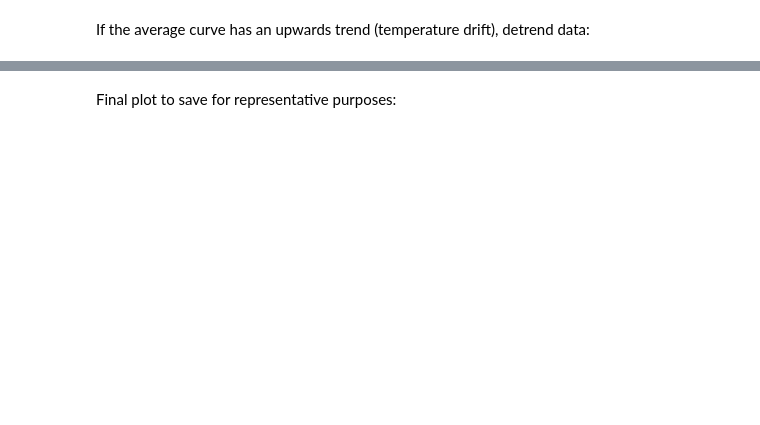
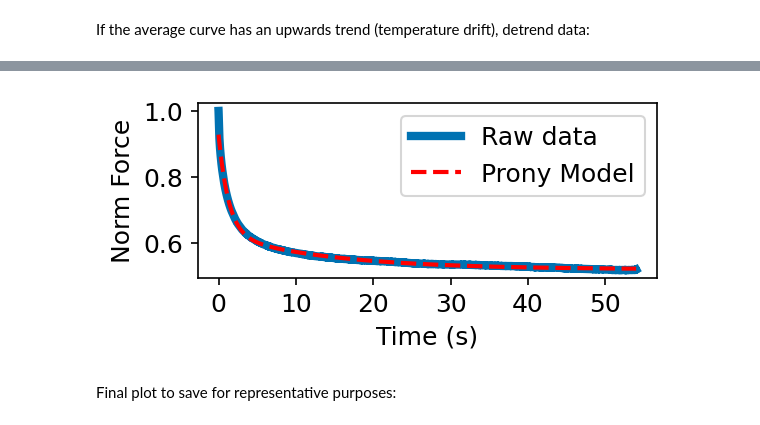
Before and after one commit to GiuseppeCiccone96/stressrelaxnano, a Jupyter notebook: main.ipynb, the cells around one changed output, grey strips where cells are left out. Saved outputs shown, nothing was run; the diff lists cells and outputs as text; code cells hidden in the pictures; blank space fills up the shorter version.

```diff
--- a/main.ipynb
+++ b/main.ipynb
@@ -426,29 +458,45 @@ display(chosen_model)
 # %%
 nu = poisson.value
 R = radius.value
 delta_0 = ind_0.value
 fig,ax=plt.subplots(1,1,figsize=(4,2))
 if chosen_model.value=="Prony":
     model_name = "Prony"
     seed = [f_av_norm[-1],(f_av_norm[-1]+f_av_norm[0]),(f_av_norm[-1]+f_av_norm[0]),0.1,10.0]
+    seed_raw = [f_av[-1],(f_av[-1]+f_av[0]),(f_av[-1]+f_av[0]),0.1,10.0]
+
     popt,pcov = curve_fit(prony_model,t_av,f_av_norm,p0=seed,maxfev=100000) #method='trf', #loss="soft_l1"
+    popt_raw,pcov_raw = curve_fit(prony_model,t_av,f_av,p0=seed_raw,maxfev=100000) #method='trf', #loss="soft_l1"
     perr = np.sqrt(np.diag(pcov))
+    perr_raw = np.sqrt(np.diag(pcov_raw))
+
     ax.plot(t_av,f_av_norm,lw=4,label="Raw data")
     ax.plot(t_av,prony_model(t_av,*popt),'--',c='r',lw=2,label=model_name +" Model")
+
     norm_model=prony_model(t_av,*popt)
+    raw_model=prony_model(t_av,*popt_raw)
+
 if chosen_model.value=="SLS":
     model_name = "SLS"
     seed = [f_av_norm[-1],(f_av_norm[-1]+f_av_norm[0]),10.0]
+    seed_raw = [f_av[-1],(f_av[-1]+f_av[0]),10.0]
+
     popt,pcov = curve_fit(sls_model,t_av,f_av_norm,p0=seed,maxfev=100000) #method='trf', #loss="soft_l1"s
+    popt_raw,pcov_raw = curve_fit(sls_model,t_av,f_av,p0=seed_raw,maxfev=100000)
     perr = np.sqrt(np.diag(pcov))
+    perr_raw = np.sqrt(np.diag(pcov_raw))
+
     ax.plot(t_av,f_av_norm,lw=4,label="Raw data")
     ax.plot(t_av,sls_model(t_av,*popt),'--',c='r',lw=2,label=model_name+" Model")
     norm_model=sls_model(t_av,*popt)
-print(popt)
+    raw_model=sls_model(t_av,*popt_raw)
+
 plt.legend()
 ax.set_xlabel("Time (s)")
-ax.set_ylabel("Force (uN)")
+ax.set_ylabel("Norm Force")
 fig.tight_layout()
+# %% [output]
+[figure, added]
 # %% [markdown]
 Final plot to save for representative purposes:
 # %%
```
Also changed, not shown: parts of 18 cells of this notebook.
